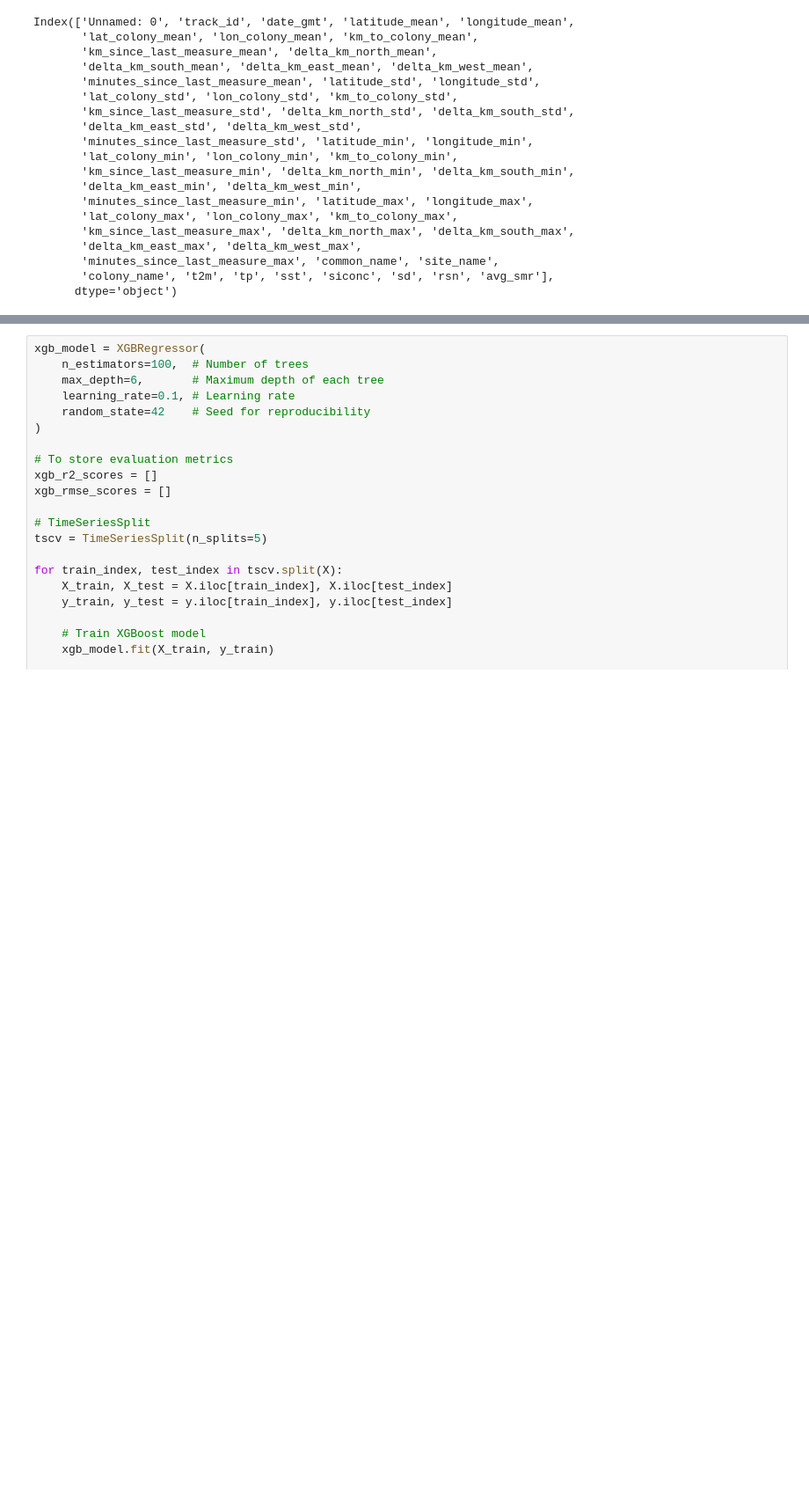
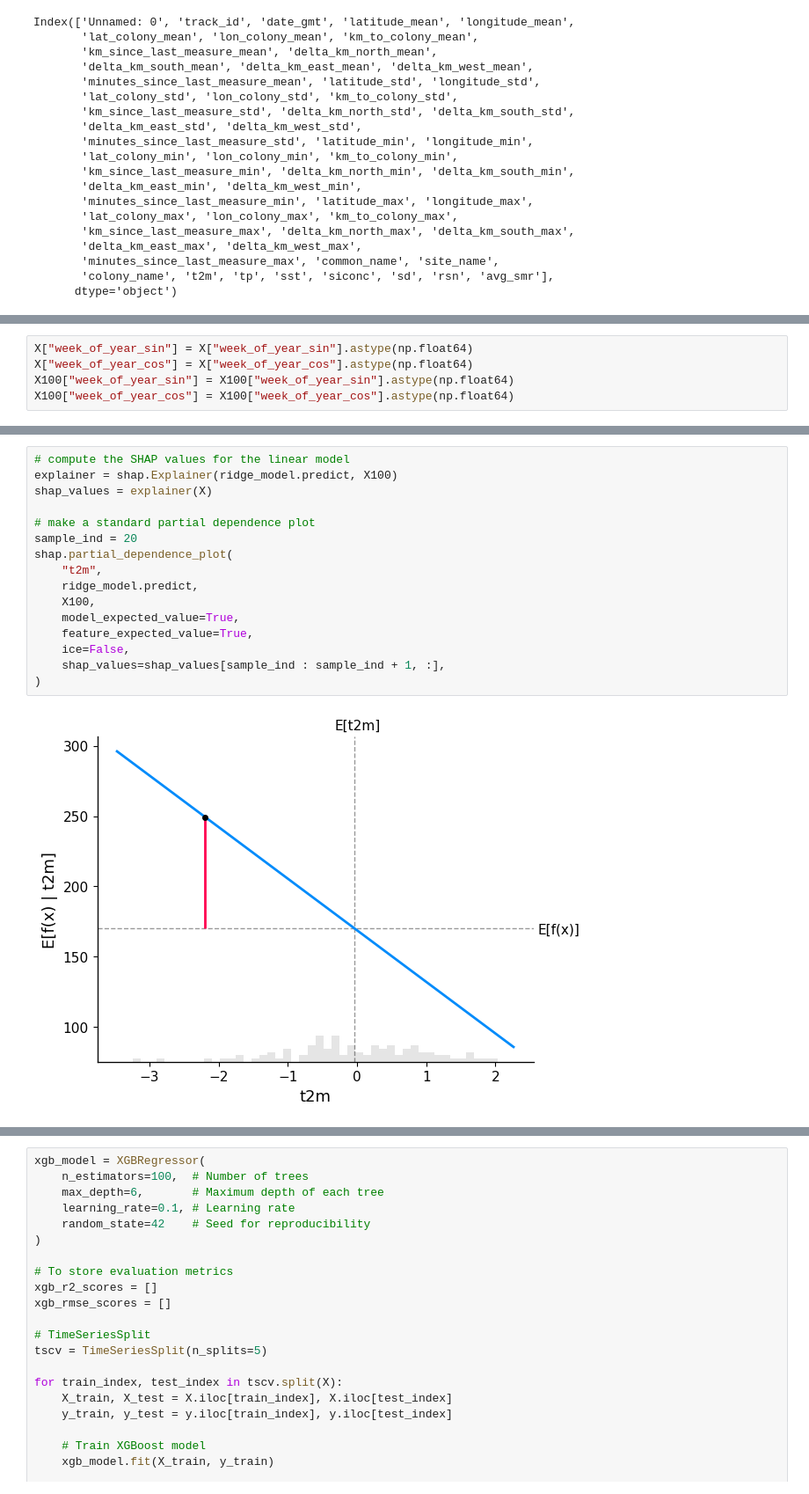
Before and after one commit to lennartp03/projectP, a Jupyter notebook: notebooks/time_series_analysis.ipynb, the cells around one changed output, grey strips where cells are left out. Shown: that part at 88% size. Drawn from its saved outputs; the diff is of its cells as text; blank space fills up the shorter version.

```diff
--- a/notebooks/time_series_analysis.ipynb
+++ b/notebooks/time_series_analysis.ipynb
@@ -194,0 +216,5 @@ Lasso Coefficients Sorted by Importance:
+# %%
+X["week_of_year_sin"] = X["week_of_year_sin"].astype(np.float64)
+X["week_of_year_cos"] = X["week_of_year_cos"].astype(np.float64)
+X100["week_of_year_sin"] = X100["week_of_year_sin"].astype(np.float64)
+X100["week_of_year_cos"] = X100["week_of_year_cos"].astype(np.float64)
@@ -194,0 +232,18 @@ Lasso Coefficients Sorted by Importance:
+# %%
+# compute the SHAP values for the linear model
+explainer = shap.Explainer(ridge_model.predict, X100)
+shap_values = explainer(X)
+
+# make a standard partial dependence plot
+sample_ind = 20
+shap.partial_dependence_plot(
+    "t2m",
+    ridge_model.predict,
+    X100,
+    model_expected_value=True,
+    feature_expected_value=True,
+    ice=False,
+    shap_values=shap_values[sample_ind : sample_ind + 1, :],
+)
+# %% [output]
+[figure, added]
```
Also changed, not shown: parts of 9 cells of this notebook.
